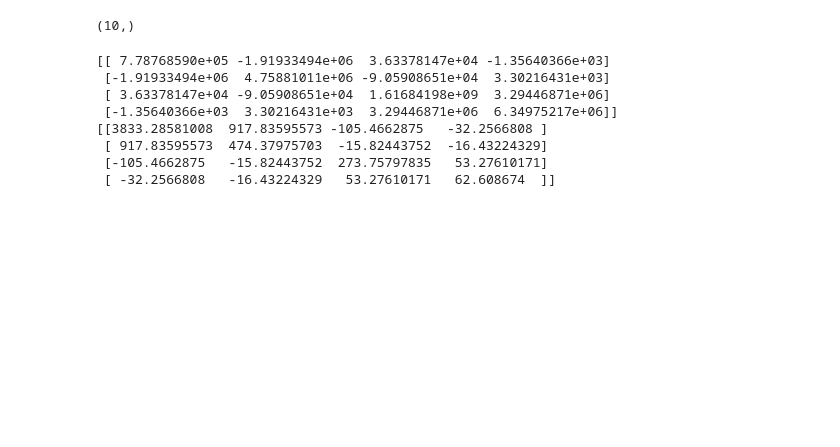
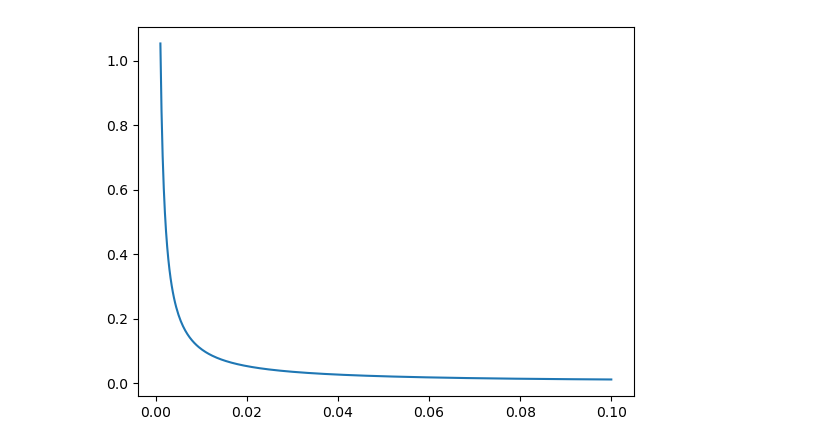
Before and after one commit to eh13913/Capstone-Project, a Jupyter notebook: Notebooks/Test2.ipynb, the cells around one changed output. Saved outputs shown, nothing was run; the diff lists cells and outputs as text; code cells hidden in the pictures; blank space fills up the shorter version.

```diff
--- a/Notebooks/Test2.ipynb
+++ b/Notebooks/Test2.ipynb
@@ -1,4 +1,5 @@
 # %%
+## Cullan's code: only using Pgg info
 import sys
 import os
 parent = os.path.abspath("..")
@@ -12,7 +13,6 @@ from ioutils import CosmoResults, InputData, write_fisher
 from scipy.linalg.lapack import dgesv
 
 if __name__ == "__main__":
-
 
     configpath = os.path.join(parent, "test.ini")
     pardict = ConfigObj(configpath)
@@ -108,7 +108,7 @@ if __name__ == "__main__":
             # Print the parameter means and errors
             errs = 100.0 * np.sqrt(np.diag(cov_renorm)[-3:]) / means
             print(
-                " {0:.2f}    {1:.4f}     {2:.3f}       {3:.2f}         {4:.1f}       {5:.2f}        {6:.1f}       {7:.2f}       {8:.3f}".format(
+                " {0:.3f}    {1:.4f}     {2:.3f}       {3:.2f}         {4:.1f}       {5:.2f}        {6:.1f}       {7:.2f}       {8:.3f}".format(
                     cosmo.z[iz],
                     cosmo.volume[iz] / 1e9,
                     means[0],
@@ -128,7 +128,7 @@ if __name__ == "__main__":
         else:
             erralpha[iz] = 1.0e30
             print(
-                " {0:.2f}     {1:.4f}    {2:.3f}         -          {4:.1f}         -         {6:.1f}         -          -".format(
+                " {0:.3f}     {1:.4f}    {2:.3f}         -          {4:.1f}         -         {6:.1f}         -          -".format(
                     cosmo.z[iz],
                     cosmo.volume[iz] / 1e9,
                     means[0],
@@ -156,7 +156,7 @@ if __name__ == "__main__":
     print("#  Combined errors")
     print("#=================")
     print(
-        " {0:.2f}    {1:.4f}     {2:.3f}       {3:.2f}         {4:.1f}       {5:.2f}        {6:.1f}       {7:.2f}       {8:.3f}".format(
+        " {0:.2f}    {1:.4f}     {2:.3f}       {3:.3f}         {4:.2f}       {5:.3f}        {6:.2f}       {7:.3f}       {8:.3f}".format(
             cosmo.z[0],
             cosmo.volume[0] / 1e9,
             means[0],
@@ -192,4 +191,5 @@ KeyboardInterrupt:
 # %%
+#My code: using all three power spectra
 import sys
 import os
 parent = os.path.abspath("..")
@@ -299,7 +299,7 @@ if __name__ == "__main__":
             # Print the parameter means and errors
             errs = 100.0 * np.sqrt(np.diag(cov_renorm)[-3:]) / means
             print(
-                " {0:.2f}    {1:.4f}     {2:.3f}       {3:.2f}         {4:.1f}       {5:.2f}        {6:.1f}       {7:.2f}       {8:.3f}".format(
+                " {0:.3f}    {1:.4f}     {2:.3f}       {3:.2f}         {4:.1f}       {5:.2f}        {6:.1f}       {7:.2f}       {8:.3f}".format(
                     cosmo.z[iz],
                     cosmo.volume[iz] / 1e9,
                     means[0],
@@ -319,7 +319,7 @@ if __name__ == "__main__":
         else:
             erralpha[iz] = 1.0e30
             print(
-                " {0:.2f}     {1:.4f}    {2:.3f}         -          {4:.1f}         -         {6:.1f}         -          -".format(
+                " {0:.3f}     {1:.4f}    {2:.3f}         -          {4:.1f}         -         {6:.1f}         -          -".format(
                     cosmo.z[iz],
                     cosmo.volume[iz] / 1e9,
                     means[0],
@@ -347,7 +347,7 @@ if __name__ == "__main__":
     print("#  Combined errors")
     print("#=================")
     print(
-        " {0:.2f}    {1:.4f}     {2:.3f}       {3:.3f}         {4:.2f}       {5:.3f}        {6:.2f}       {7:.3f}       {8:.4f}".format(
+        " {0:.2f}    {1:.4f}     {2:.3f}       {3:.3f}         {4:.2f}       {5:.3f}        {6:.2f}       {7:.3f}       {8:.3f}".format(
             cosmo.z[0],
             cosmo.volume[0] / 1e9,
             means[0],
@@ -385,27 +381,10 @@ print(errs)
-# %%
-print(cosmo.da.shape)
-# %% [output]
-(10,)
-# %%
-print(FullCatch)
-print(FullCatch1)
-# %% [output]
-[[ 7.78768590e+05 -1.91933494e+06  3.63378147e+04 -1.35640366e+03]
- [-1.91933494e+06  4.75881011e+06 -9.05908651e+04  3.30216431e+03]
- [ 3.63378147e+04 -9.05908651e+04  1.61684198e+09  3.29446871e+06]
- [-1.35640366e+03  3.30216431e+03  3.29446871e+06  6.34975217e+06]]
-[[3833.28581008  917.83595573 -105.4662875   -32.2566808 ]
- [ 917.83595573  474.37975703  -15.82443752  -16.43224329]
- [-105.4662875   -15.82443752  273.75797835   53.27610171]
- [ -32.2566808   -16.43224329   53.27610171   62.608674  ]]
 # %%
-muvec = np.linspace(0.0, 1.0, 100)
-kvec = np.linspace(cosmo.kmin, cosmo.kmax, 400)
+from TackleBox import get_powerfx, get_inv_cov,get_inv_cov_un
+from scipy.interpolate import splrep, splev
+kvec = np.linspace(cosmo.kmin,cosmo.kmax,400)
+muvec = np.linspace(0,1,100)
 pgg=np.zeros((len(kvec),len(muvec))) #400x100 array to contain value of pgg at each k and mu value
 pgu=np.zeros((len(kvec),len(muvec))) #400x100 array to contain value of pgu at each k and mu value
 puu=np.zeros((len(kvec),len(muvec))) #400x100 array to contain value of puu at each k and mu value
-
-# populate these arrays
-for i, kval in enumerate(kvec):
-    for j, muval in enumerate(muvec):
-        pgg[i,j],pgu[i,j],puu[i,j]=get_powerfx(kval,muval,pkval[i],kaiser[j],fval,zval,hval)
+cov=np.zeros((3,3,len(kvec),len(muvec))) # covariance info, 3x3 for Pgg Pgu Puu and then k and mu
+invcov=np.zeros((3,3,len(kvec),len(muvec))) # inverse covariance info
@@ -411,0 +404,7 @@ for i, kval in enumerate(kvec):
+# %%
+import matplotlib.pyplot as plt
+p=3
+plt.plot(kvec,(np.sqrt(cov[2,2,:,p])/puu[:,p]))
+plt.show()
+# %% [output]
+[figure, added]
```
Also changed, not shown: parts of 7 cells of this notebook, 8 other files.
